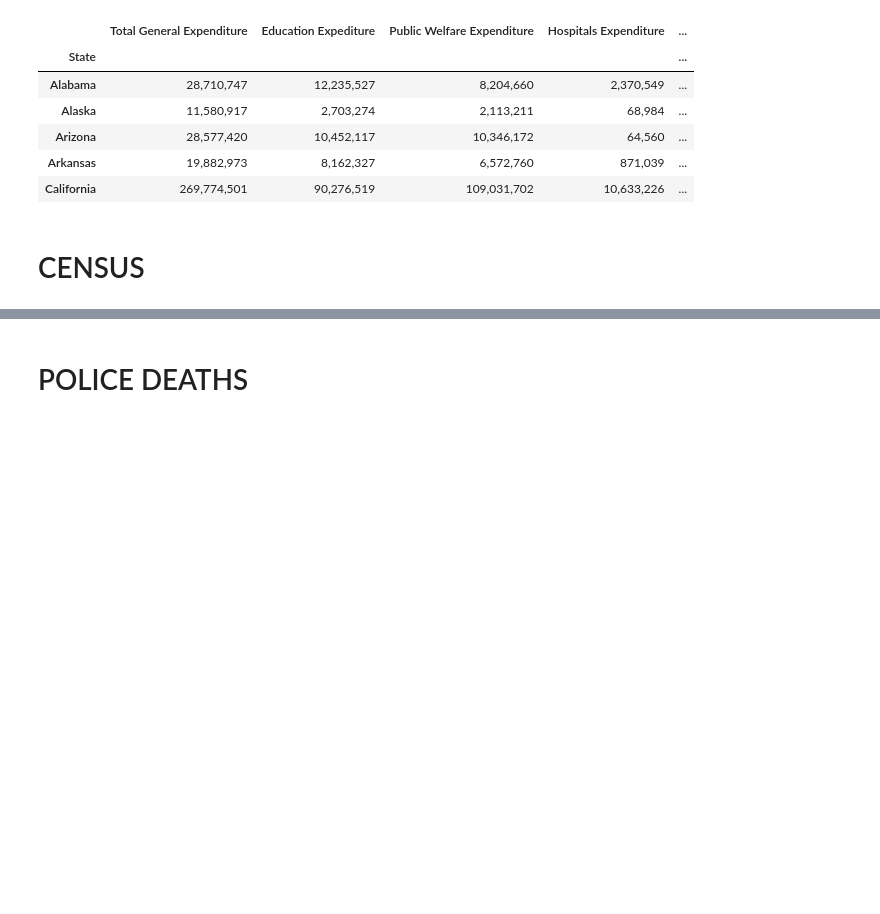
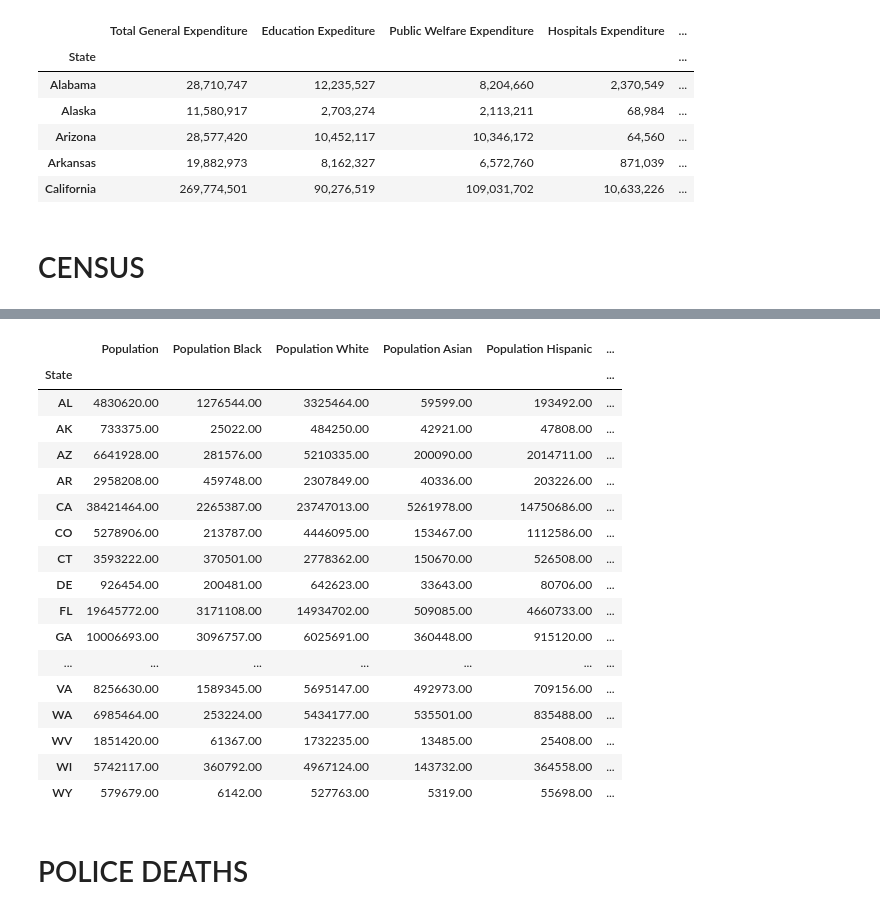
Before and after one commit to dmtiblin/SHOOTINGS, a Jupyter notebook: COMBINED_DATABASE.ipynb, the cells around one changed output, grey strips where cells are left out. Drawn from its saved outputs; the diff is of its cells as text; code cells hidden in the pictures; blank space fills up the shorter version.

```diff
--- a/COMBINED_DATABASE.ipynb
+++ b/COMBINED_DATABASE.ipynb
@@ -223,3 +219,46 @@ state_df
+# %%
+#build out new columns with the true per capita $ amount state are spending in each category
+# * by 1000 bc original spending values were in thousands
+for column in state_df.iloc[:,8:15]:
+        new_column_percap = []
+        new_column_percent = []
+        for index, row in state_df.iterrows():
+                per_capita = (row[column])/(row['Population'])
+                new_column_percap.append(per_capita)
+                percent = (row[column])/(row['Total General Expenditure'])*100
+                new_column_percent.append(percent)
+        state_df[column +' per capita'] = new_column_percap
+        state_df[column +' Percentage of Budget'] = new_column_percent
+# %%
+#build out new columns with the percentage of the total population each race category is
+for column in state_df.iloc[:,1:6]:
+        new_column = []
+        for index, row in state_df.iterrows():
+                percent = (row[column])/(row['Population'])*100
+                new_column.append(percent)
+        state_df[column +' Percentage'] = new_column
+# %%
+pd.options.display.max_columns = None
+state_df
+# %% [output]
+|  | Population | Population Black | Population White | Population Asian | Population Hispanic | ... |
+| State |  |  |  |  |  | ... |
+| AL | 4830620.00 | 1276544.00 | 3325464.00 | 59599.00 | 193492.00 | ... |
+| AK | 733375.00 | 25022.00 | 484250.00 | 42921.00 | 47808.00 | ... |
+| AZ | 6641928.00 | 281576.00 | 5210335.00 | 200090.00 | 2014711.00 | ... |
+| AR | 2958208.00 | 459748.00 | 2307849.00 | 40336.00 | 203226.00 | ... |
+| CA | 38421464.00 | 2265387.00 | 23747013.00 | 5261978.00 | 14750686.00 | ... |
+| CO | 5278906.00 | 213787.00 | 4446095.00 | 153467.00 | 1112586.00 | ... |
+| CT | 3593222.00 | 370501.00 | 2778362.00 | 150670.00 | 526508.00 | ... |
+| DE | 926454.00 | 200481.00 | 642623.00 | 33643.00 | 80706.00 | ... |
+| FL | 19645772.00 | 3171108.00 | 14934702.00 | 509085.00 | 4660733.00 | ... |
+| GA | 10006693.00 | 3096757.00 | 6025691.00 | 360448.00 | 915120.00 | ... |
+| ... | ... | ... | ... | ... | ... | ... |
+| VA | 8256630.00 | 1589345.00 | 5695147.00 | 492973.00 | 709156.00 | ... |
+| WA | 6985464.00 | 253224.00 | 5434177.00 | 535501.00 | 835488.00 | ... |
+| WV | 1851420.00 | 61367.00 | 1732235.00 | 13485.00 | 25408.00 | ... |
+| WI | 5742117.00 | 360792.00 | 4967124.00 | 143732.00 | 364558.00 | ... |
+| WY | 579679.00 | 6142.00 | 527763.00 | 5319.00 | 55698.00 | ... |
 # %% [markdown]
 # POLICE DEATHS
 # %%
```
Also changed, not shown: parts of 8 cells of this notebook, 2 other files.
